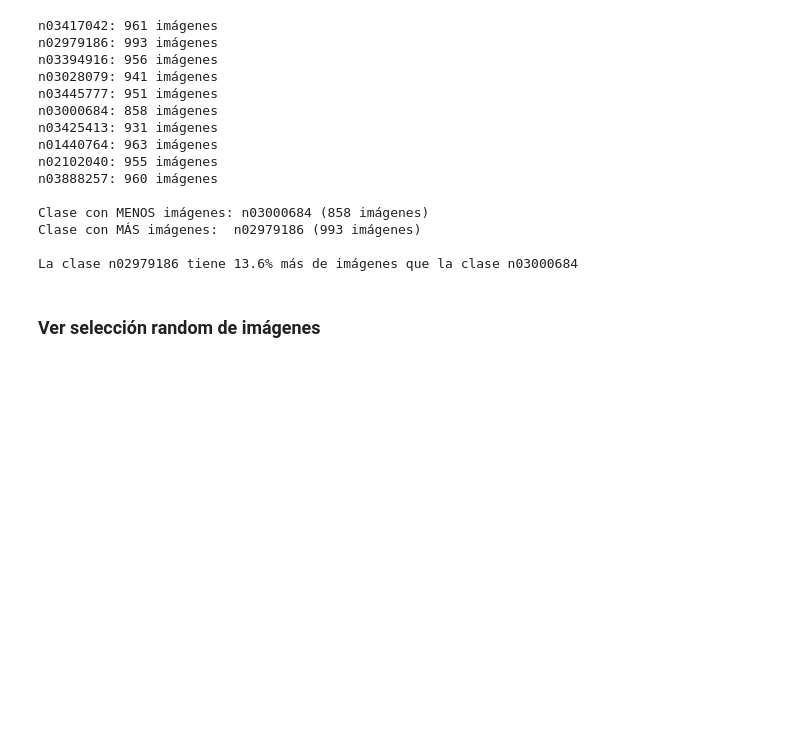
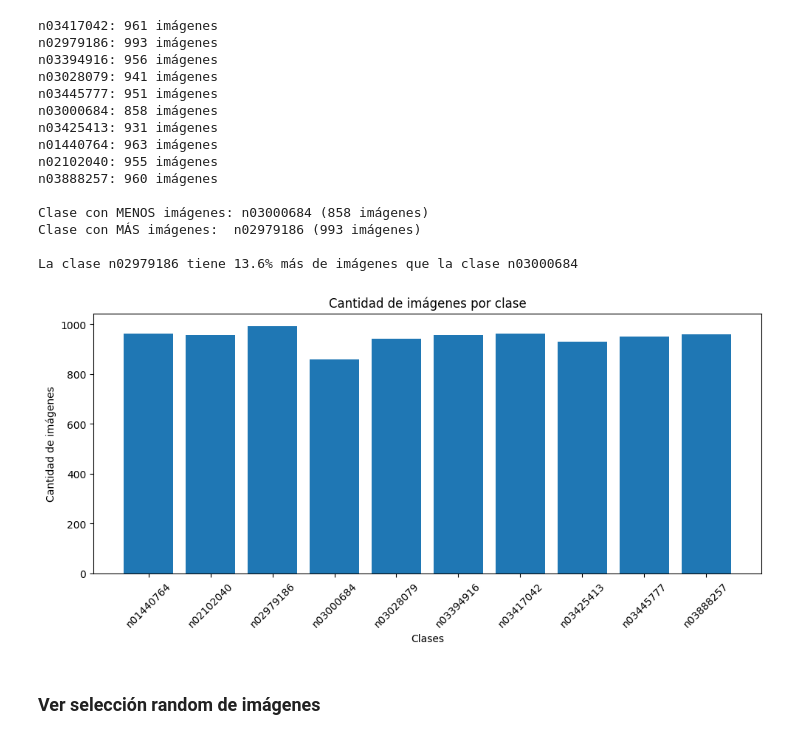
Before and after one commit to nataliacampiglia/tdl_tarea_1, a Jupyter notebook: Tarea_1_letra.ipynb, the cells around one changed output. Saved outputs shown, nothing was run; the diff lists cells and outputs as text; code cells hidden in the pictures; blank space fills up the shorter version.

Commit message:
hist de cantidad de imagenes por clase

```diff
--- a/Tarea_1_letra.ipynb
+++ b/Tarea_1_letra.ipynb
@@ -179,6 +181,23 @@ Clase con MENOS imágenes: n03000684 (858 imágenes)
 Clase con MÁS imágenes:  n02979186 (993 imágenes)
 
 La clase n02979186 tiene 13.6% más de imágenes que la clase n03000684
+# %%
+import matplotlib.pyplot as plt
+
+# Ordenar clases para que el gráfico quede prolijo
+sorted_classes = sorted(class_counts.keys())
+sorted_counts = [class_counts[cls] for cls in sorted_classes]
+
+plt.figure(figsize=(10, 5))
+plt.bar(sorted_classes, sorted_counts)
+plt.xticks(rotation=45)
+plt.xlabel("Clases")
+plt.ylabel("Cantidad de imágenes")
+plt.title("Cantidad de imágenes por clase")
+plt.tight_layout()
+plt.show()
+# %% [output]
+[figure, added]
 # %% [markdown]
 ### Ver selección random de imágenes
 # %%
```
Also changed, not shown: parts of 7 cells of this notebook.
